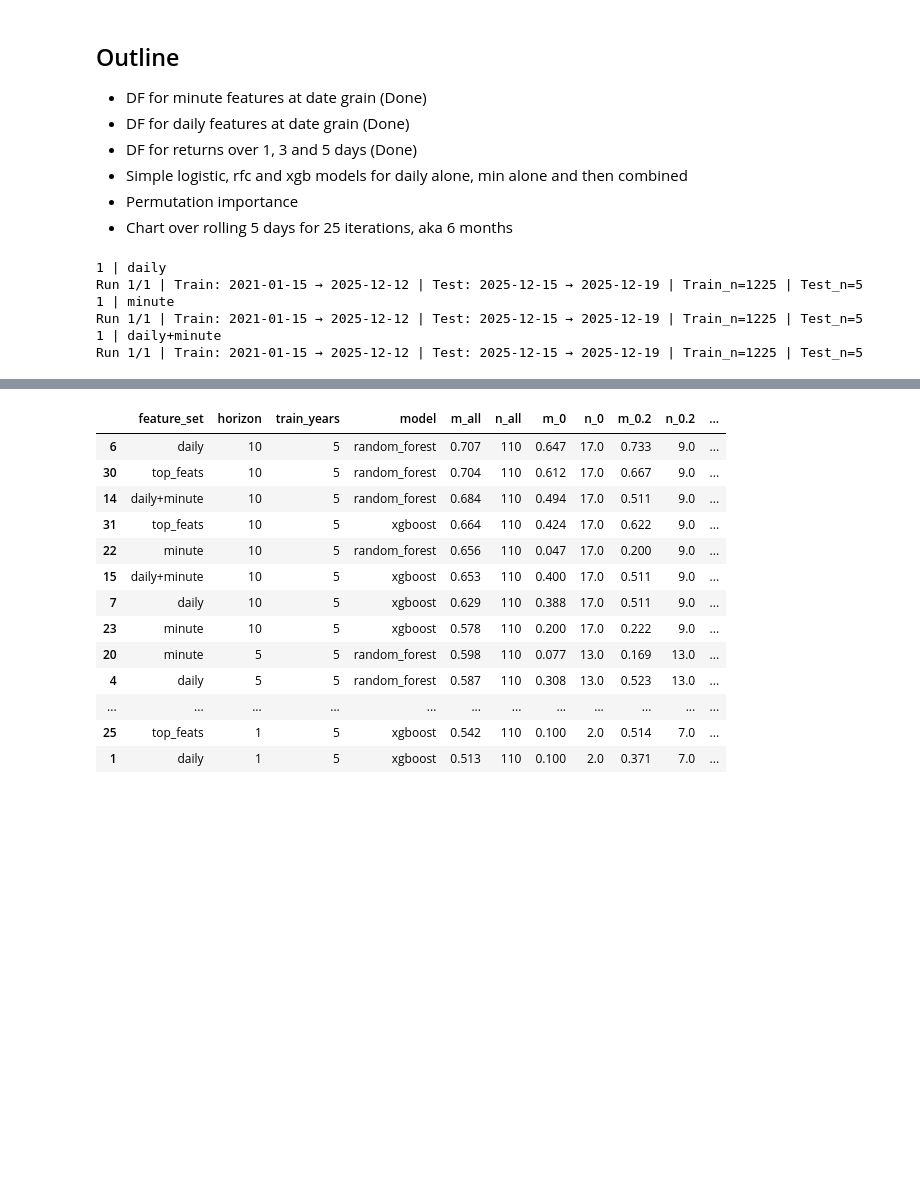
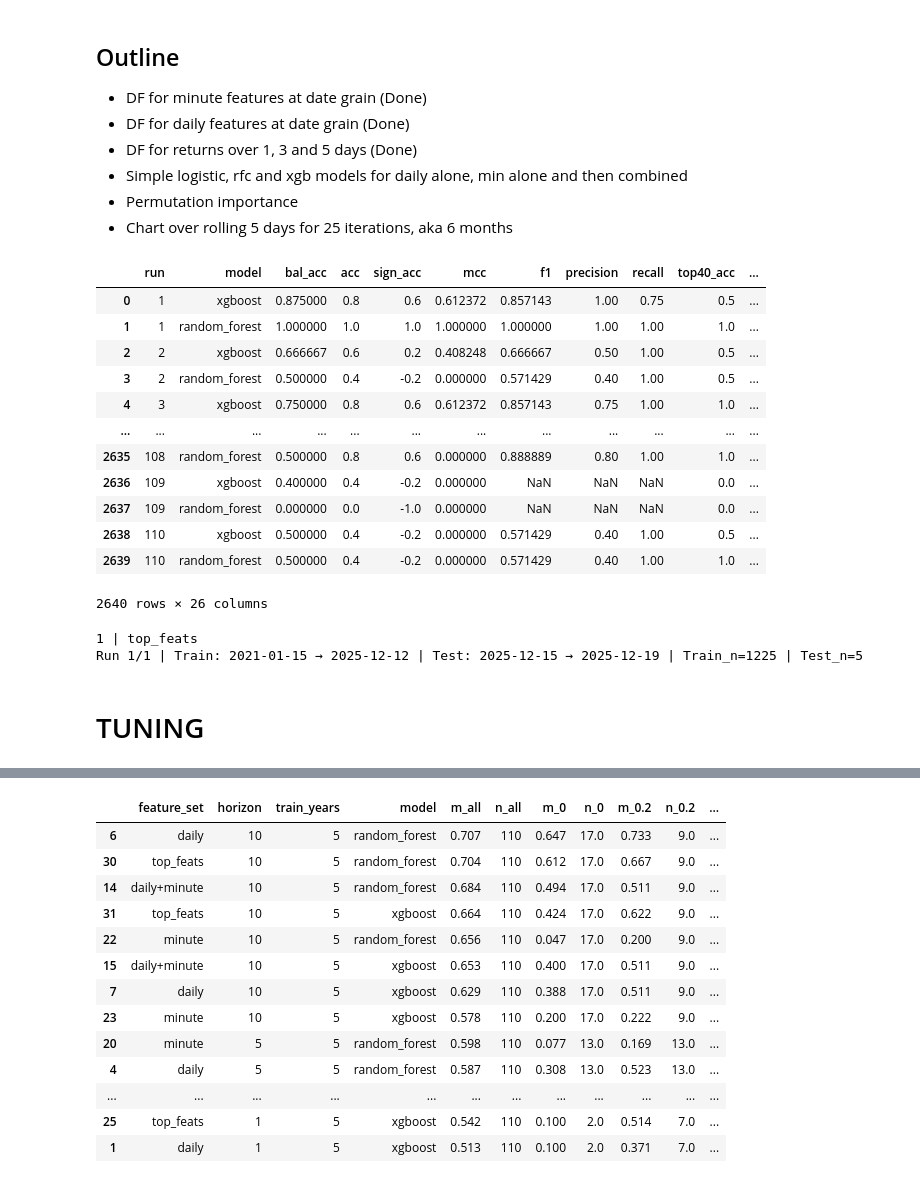
Before and after one commit to bchase17/Fracturion, a Jupyter notebook: Intraday_Model_Pipeline/training_pipeline_simple.ipynb, the cells around one changed output, grey strips where cells are left out. Saved outputs shown, nothing was run; the diff lists cells and outputs as text; code cells hidden in the pictures; blank space fills up the shorter version.

Commit message:
training w/ hp search

```diff
--- a/Intraday_Model_Pipeline/training_pipeline_simple.ipynb
+++ b/Intraday_Model_Pipeline/training_pipeline_simple.ipynb
@@ -42,14 +49,20 @@ min_cols = df_min.iloc[:, 1:].columns.to_list()
+# %%
+results_baseline
+# %% [output]
+|  | run | model | bal_acc | acc | sign_acc | mcc | f1 | precision | recall | top40_acc | ... |
+| 0 | 1 | xgboost | 0.875000 | 0.8 | 0.6 | 0.612372 | 0.857143 | 1.00 | 0.75 | 0.5 | ... |
+| 1 | 1 | random_forest | 1.000000 | 1.0 | 1.0 | 1.000000 | 1.000000 | 1.00 | 1.00 | 1.0 | ... |
+| 2 | 2 | xgboost | 0.666667 | 0.6 | 0.2 | 0.408248 | 0.666667 | 0.50 | 1.00 | 0.5 | ... |
+| 3 | 2 | random_forest | 0.500000 | 0.4 | -0.2 | 0.000000 | 0.571429 | 0.40 | 1.00 | 0.5 | ... |
+| 4 | 3 | xgboost | 0.750000 | 0.8 | 0.6 | 0.612372 | 0.857143 | 0.75 | 1.00 | 1.0 | ... |
+| ... | ... | ... | ... | ... | ... | ... | ... | ... | ... | ... | ... |
+| 2635 | 108 | random_forest | 0.500000 | 0.8 | 0.6 | 0.000000 | 0.888889 | 0.80 | 1.00 | 1.0 | ... |
+| 2636 | 109 | xgboost | 0.400000 | 0.4 | -0.2 | 0.000000 | NaN | NaN | NaN | 0.0 | ... |
+| 2637 | 109 | random_forest | 0.000000 | 0.0 | -1.0 | 0.000000 | NaN | NaN | NaN | 0.0 | ... |
+| 2638 | 110 | xgboost | 0.500000 | 0.4 | -0.2 | 0.000000 | 0.571429 | 0.40 | 1.00 | 0.5 | ... |
+| 2639 | 110 | random_forest | 0.500000 | 0.4 | -0.2 | 0.000000 | 0.571429 | 0.40 | 1.00 | 1.0 | ... |
+2640 rows × 26 columns
 # %%
-from xgboost import XGBClassifier
-from sklearn.metrics import (
-    balanced_accuracy_score,
-    accuracy_score,
-    f1_score,
-    matthews_corrcoef,
-    precision_score,
-    recall_score,
-)
-
 # -----------------------------
 # Models
 # -----------------------------
@@ -208,15 +221,30 @@ def walkback_runs(
 column_sets = [daily_cols, min_cols, daily_cols + min_cols]
 names = ["daily", "minute", "daily+minute"]
 
+top_feats = ['num_days_100', 'Vol_Ratio_10', 'VROC_3', 'VROC_10',
+       'Vol_Spike_40', 'CMF_20', 'VIX', 'VROC_5', 'VIX_1_change',
+       'Vol_Spike_10', 'Vol_Ratio_25', 'num_days_50', 'num_days_200',
+       'OBV_Z5', 'Vol_Ratio_50', 'Max_120_Rows_Since', 'CMF_10', 'High',
+       'SMA_100', 'ADL', 'VIX_10_change', 'Min_30_Rows_Since',
+       'Close_Rel_Min200', 'Min_240_Rows_Since', 'SMA_200', 'Close',
+       'max_min_first-30m', 'early_post_market_oc_pos_max',
+       'late_pre_market_%_up_minutes', 'overnight_oc_neg_avg',
+       'early_close_oc_neg_avg', 'midday_%_none_minutes',
+       'post_market_other_oc_neg_avg', 'late_open_oc_pos_avg',
+       'early_pre_market_oc_pos_max', 'midday_%_up_minutes',
+       'overnight_oc_pos_avg', 'post_market_other_oc_pos_avg']
+
+
+column_sets = [top_feats]
+names = ["top_feats"]
 returns = [1]#, 3, 5, 10]#, 3, 5]  # add 3,5,etc later
 train_years_grid = [5]#[3, 5, 7]  # could be [3,4,5,6]
 runs = 1
 test_days = 5
 step_days = 5
 
-results_all = []
-results_np = []
-results_no_purge = pd.DataFrame()
+results= []
+results_df = pd.DataFrame()
 
 for feature_cols, feat_name in zip(column_sets, names):
     for r in returns:
@@ -241,14 +269,12 @@ for feature_cols, feat_name in zip(column_sets, names):
             df_scores["feature_set"] = feat_name
             df_scores["horizon"] = r
 
-            results_np.append(df_scores)
+            results.append(df_scores)
 
-results_baseline = pd.concat(results_np, ignore_index=True)
+results_df = pd.concat(results, ignore_index=True)
 # %% [output]
-1 | daily
+1 | top_feats
 Run 1/1 | Train: 2021-01-15 → 2025-12-12 | Test: 2025-12-15 → 2025-12-19 | Train_n=1225 | Test_n=5
-1 | minute
-Run 1/1 | Train: 2021-01-15 → 2025-12-12 | Test: 2025-12-15 → 2025-12-19 | Train_n=1225 | Test_n=5
-1 | daily+minute
-Run 1/1 | Train: 2021-01-15 → 2025-12-12 | Test: 2025-12-15 → 2025-12-19 | Train_n=1225 | Test_n=5
+# %% [markdown]
+# TUNING
 # %%
```
Also changed, not shown: parts of 8 cells of this notebook.
